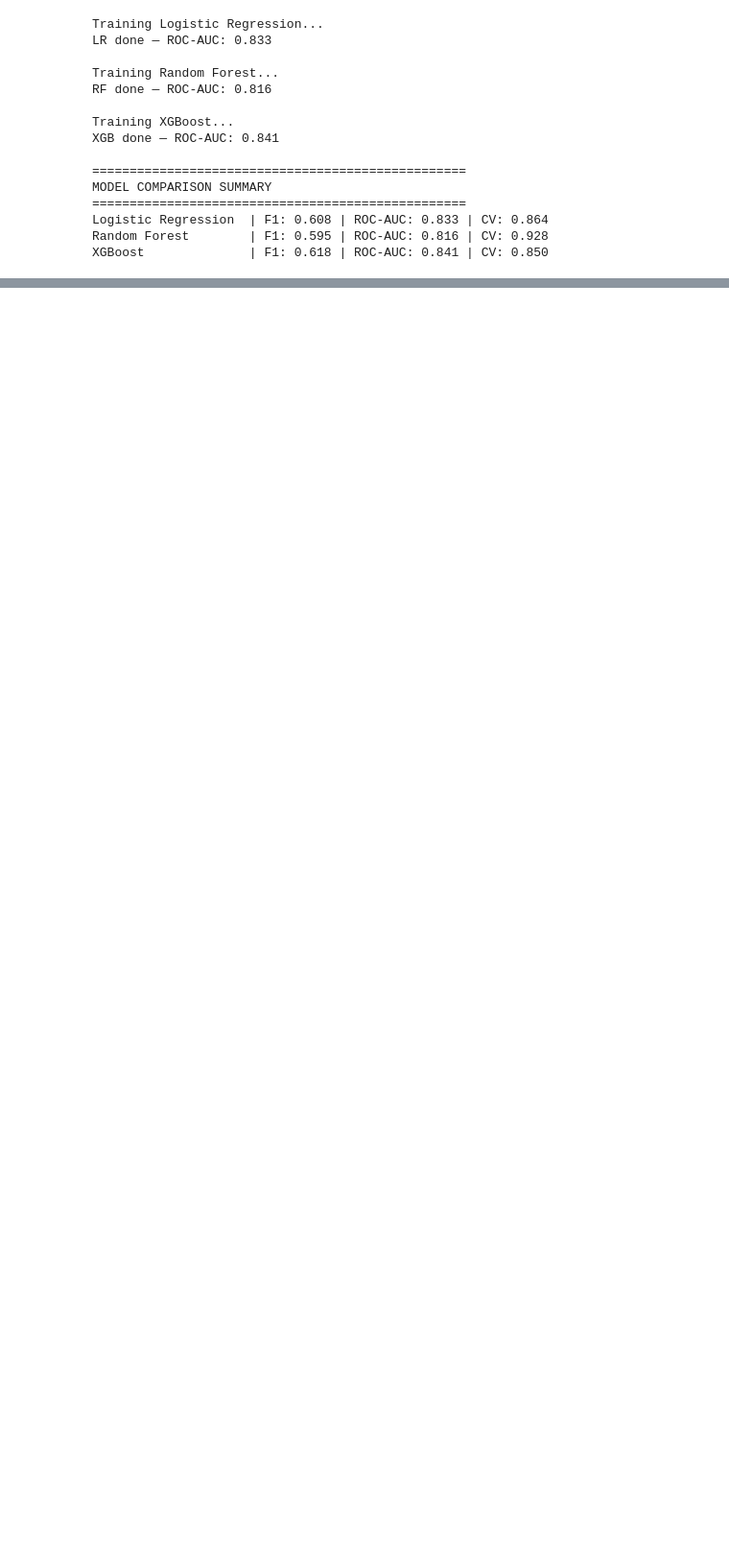
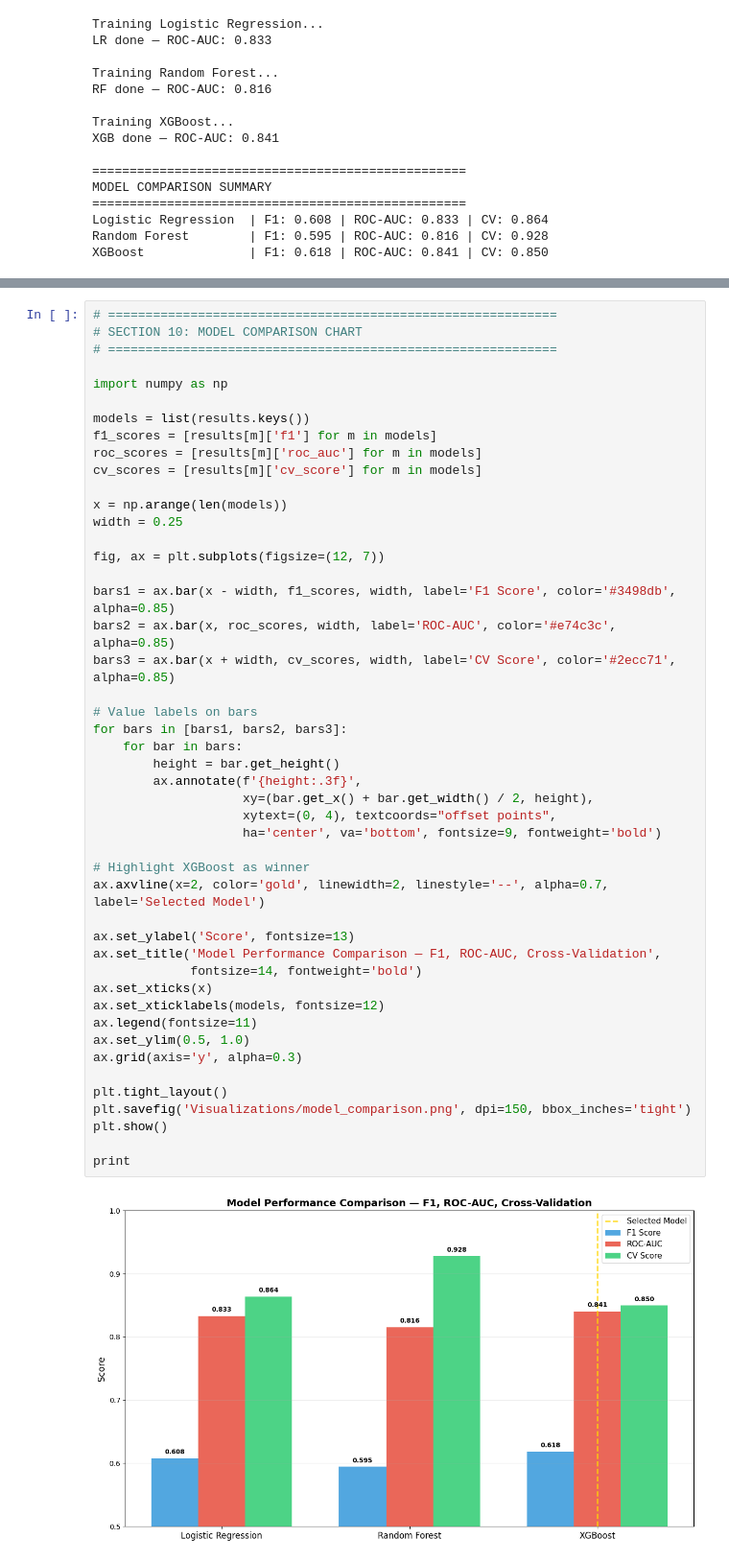
Before and after one commit to PatrickOnuohaJr/Churn-Prediction, a Jupyter notebook: Churn_Prediction_v2.ipynb, the cells around one changed output, grey strips where cells are left out. Shown at 96% size. Saved outputs shown, nothing was run; the diff lists cells and outputs as text; blank space fills up the shorter version.

```diff
--- a/Churn_Prediction_v2.ipynb
+++ b/Churn_Prediction_v2.ipynb
@@ -280,0 +449,49 @@ XGBoost              | F1: 0.618 | ROC-AUC: 0.841 | CV: 0.850
+# %%
+# ============================================================
+# SECTION 10: MODEL COMPARISON CHART
+# ============================================================
+
+import numpy as np
+
+models = list(results.keys())
+f1_scores = [results[m]['f1'] for m in models]
+roc_scores = [results[m]['roc_auc'] for m in models]
+cv_scores = [results[m]['cv_score'] for m in models]
+
+x = np.arange(len(models))
+width = 0.25
+
+fig, ax = plt.subplots(figsize=(12, 7))
+
+bars1 = ax.bar(x - width, f1_scores, width, label='F1 Score', color='#3498db', alpha=0.85)
+bars2 = ax.bar(x, roc_scores, width, label='ROC-AUC', color='#e74c3c', alpha=0.85)
+bars3 = ax.bar(x + width, cv_scores, width, label='CV Score', color='#2ecc71', alpha=0.85)
+
+# Value labels on bars
+for bars in [bars1, bars2, bars3]:
+    for bar in bars:
+        height = bar.get_height()
+        ax.annotate(f'{height:.3f}',
+                    xy=(bar.get_x() + bar.get_width() / 2, height),
+                    xytext=(0, 4), textcoords="offset points",
+                    ha='center', va='bottom', fontsize=9, fontweight='bold')
+
+# Highlight XGBoost as winner
+ax.axvline(x=2, color='gold', linewidth=2, linestyle='--', alpha=0.7, label='Selected Model')
+
+ax.set_ylabel('Score', fontsize=13)
+ax.set_title('Model Performance Comparison — F1, ROC-AUC, Cross-Validation',
+             fontsize=14, fontweight='bold')
+ax.set_xticks(x)
+ax.set_xticklabels(models, fontsize=12)
+ax.legend(fontsize=11)
+ax.set_ylim(0.5, 1.0)
+ax.grid(axis='y', alpha=0.3)
+
+plt.tight_layout()
+plt.savefig('Visualizations/model_comparison.png', dpi=150, bbox_inches='tight')
+plt.show()
+
+print
+# %% [output]
+[figure, added]
```
Also changed, not shown: parts of 4 cells of this notebook, 9 other files.
